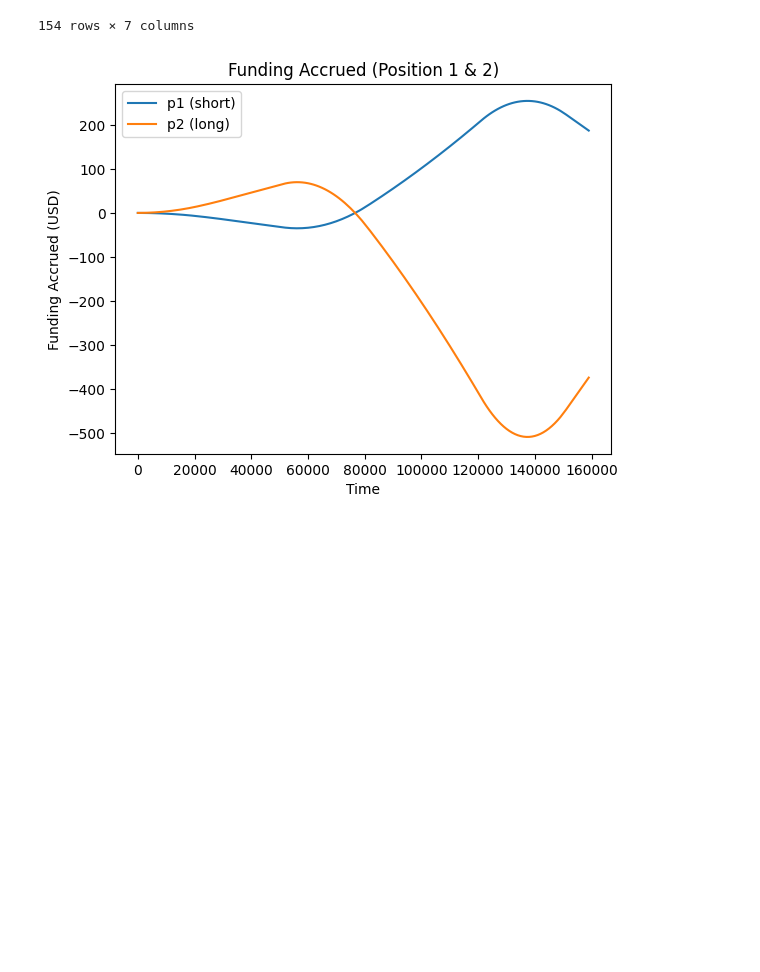
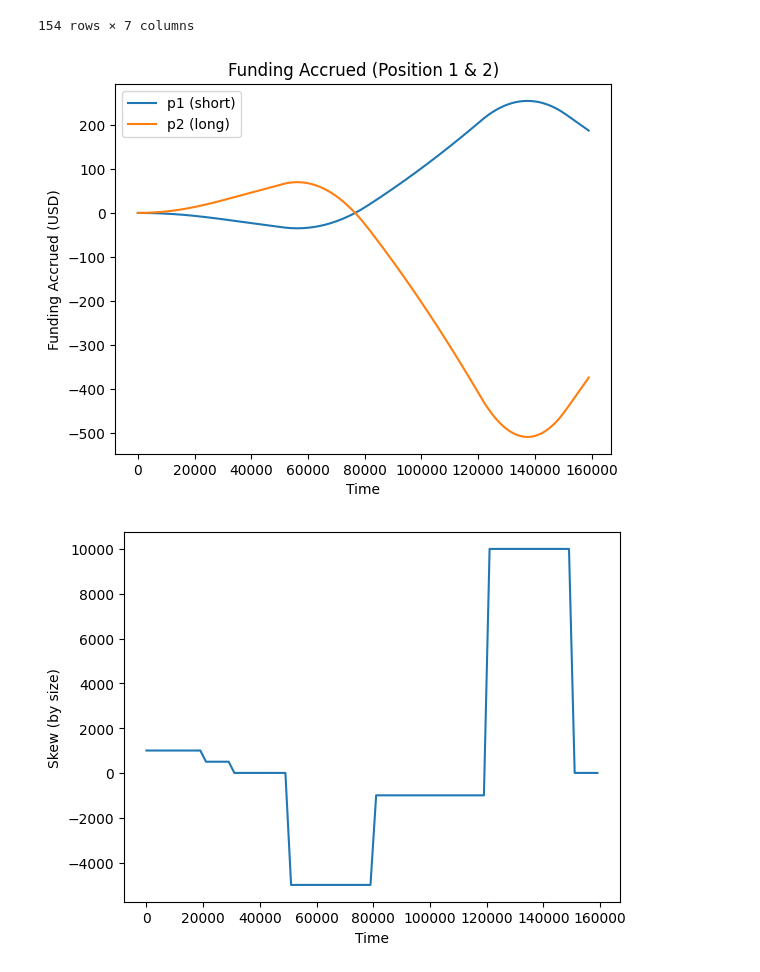
Before and after one commit to davidvuong/perpsv2-funding, a Jupyter notebook: main.ipynb, the cells around one changed output. Cells and saved outputs as stored; diff of their text form; code cells hidden in the pictures; blank space fills up the shorter version.

Commit message:
feat: Add a few more charts in 02 sim

```diff
--- a/main.ipynb
+++ b/main.ipynb
@@ -434,21 +434,57 @@ ppint_sim_02_events(sim_02_res, p1, p2)
 | 153 | 159000 | 34,000.00 | 0.00 | 0.00 | 0.00 | 187.09 | -374.18 |
 154 rows × 7 columns
 # %%
+# p1 vs p2 funding accrued
 plt.plot(
     [x['t'] for x in sim_02_res],
     [y['funding_accrued_p1_usd'] for y in sim_02_res],
     label="p1 (short)"
 )
 plt.plot(
     [x['t'] for x in sim_02_res],
     [y['funding_accrued_p2_usd'] for y in sim_02_res],
     label="p2 (long)"
 )
 
 plt.title("Funding Accrued (Position 1 & 2)")
 plt.xlabel("Time")
 plt.ylabel("Funding Accrued (USD)")
 plt.legend()
 plt.show()
+
+# skew
+plt.plot(
+    [x['t'] for x in sim_02_res],
+    [y['skew'] for y in sim_02_res],
+    label="skew"
+)
+plt.xlabel("Time")
+plt.ylabel("Skew (by size)")
+plt.show()
+
+# funding rate
+plt.plot(
+    [x['t'] for x in sim_02_res],
+    [y['funding_rate'] for y in sim_02_res],
+)
+plt.xlabel("Time")
+plt.ylabel("Funding Rate")
+plt.show()
+
+# funding rate vs. velocity
+plt.plot(
+    [x['t'] for x in sim_02_res],
+    [y['funding_rate'] for y in sim_02_res],
+    label="funding rate"
+)
+plt.plot(
+    [x['t'] for x in sim_02_res],
+    [y['funding_velocity'] for y in sim_02_res],
+    label="funding velocity"
+)
+plt.legend()
+plt.xlabel("Time")
+plt.show()
 # %% [output]
 [figure]
+[figure, added]
```
Also changed, not shown: parts of 1 cell of this notebook.
